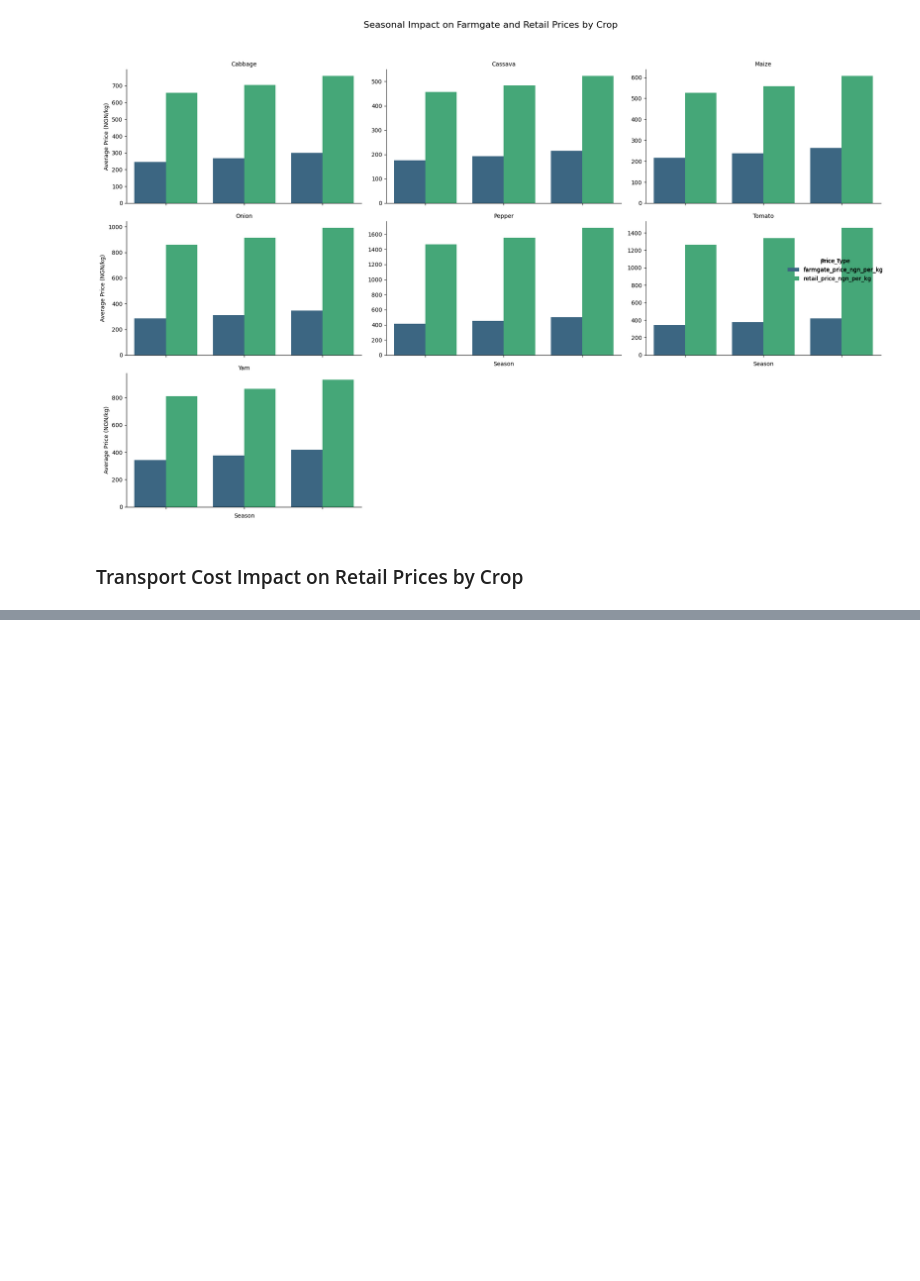
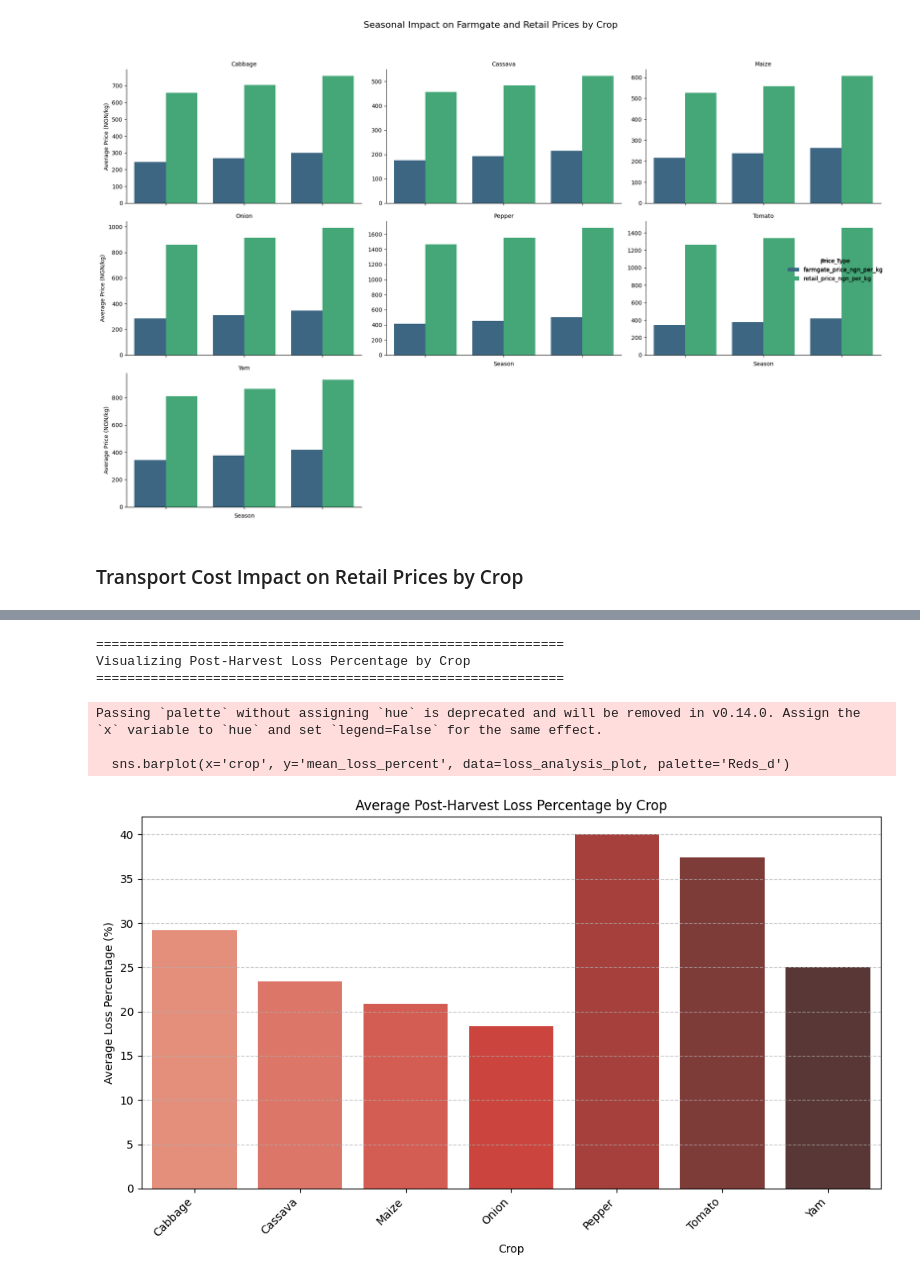
Before and after one commit to Muhammed1978/Amazon-Product-Review-Analysis, a Jupyter notebook: IncubatorhubProject.ipynb, the cells around one changed output, grey strips where cells are left out. Saved outputs shown, nothing was run; the diff lists cells and outputs as text; code cells hidden in the pictures; blank space fills up the shorter version.

```diff
--- a/IncubatorhubProject.ipynb
+++ b/IncubatorhubProject.ipynb
@@ -1021,0 +1077,39 @@ display(transport_impact.round(2))
+# %%
+import matplotlib.pyplot as plt
+import seaborn as sns
+
+print('\n' + '='*60)
+print("Visualizing Post-Harvest Loss Percentage by Crop")
+print('='*60)
+
+# Ensure loss_analysis is a DataFrame and contains the necessary column
+if isinstance(loss_analysis, pd.DataFrame) and 'postharvest_loss_percent' in loss_analysis.columns:
+    # Reset index if 'crop' is the index
+    if loss_analysis.index.name == 'crop':
+        loss_analysis_plot = loss_analysis.reset_index()
+    else:
+        loss_analysis_plot = loss_analysis.copy()
+
+    # Select the mean loss percentage for plotting
+    loss_analysis_plot['mean_loss_percent'] = loss_analysis_plot['postharvest_loss_percent']['mean']
+
+    fig = plt.figure(figsize=(10, 6))
+    sns.barplot(x='crop', y='mean_loss_percent', data=loss_analysis_plot, palette='Reds_d')
+    plt.title('Average Post-Harvest Loss Percentage by Crop')
+    plt.xlabel('Crop')
+    plt.ylabel('Average Loss Percentage (%)')
+    plt.xticks(rotation=45, ha='right')
+    plt.grid(axis='y', linestyle='--', alpha=0.7)
+    plt.tight_layout()
+    plt.show()
+else:
+    print("Error: 'loss_analysis' DataFrame not found or missing 'postharvest_loss_percent' column.")
+    print("Please ensure the data generation and loss analysis steps have been executed successfully.")
+# %% [output]
+============================================================
+Visualizing Post-Harvest Loss Percentage by Crop
+============================================================
+Passing `palette` without assigning `hue` is deprecated and will be removed in v0.14.0. Assign the `x` variable to `hue` and set `legend=False` for the same effect.
+
+  sns.barplot(x='crop', y='mean_loss_percent', data=loss_analysis_plot, palette='Reds_d')
+[figure, added]
```
Also changed, not shown: parts of 10 cells of this notebook.
